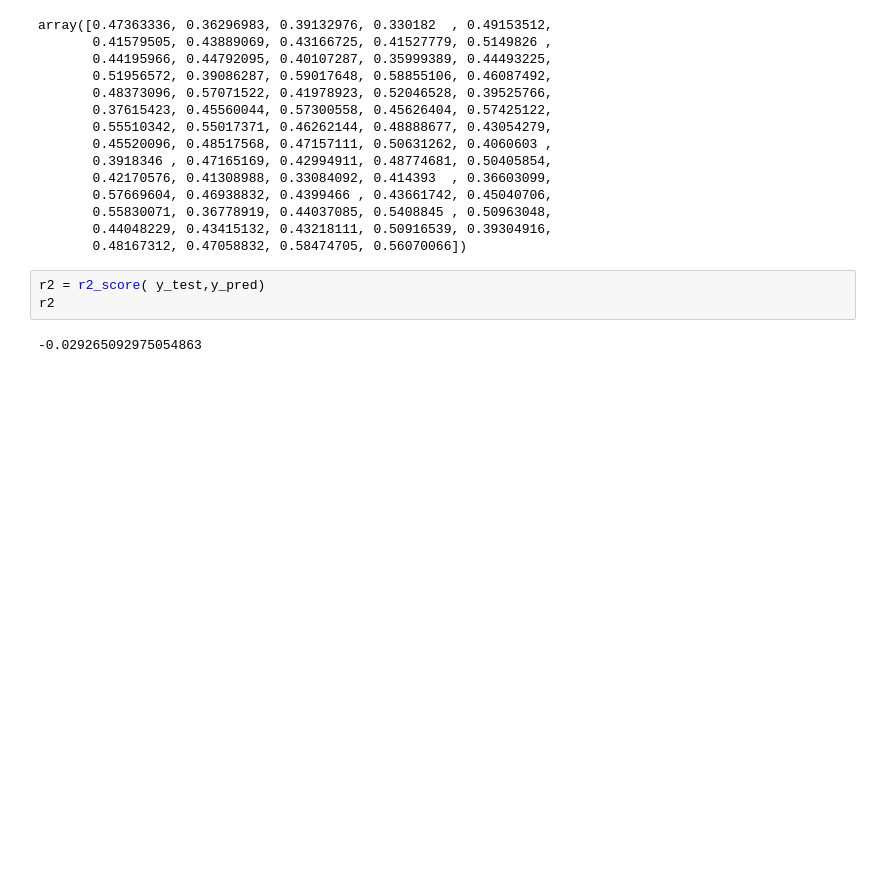
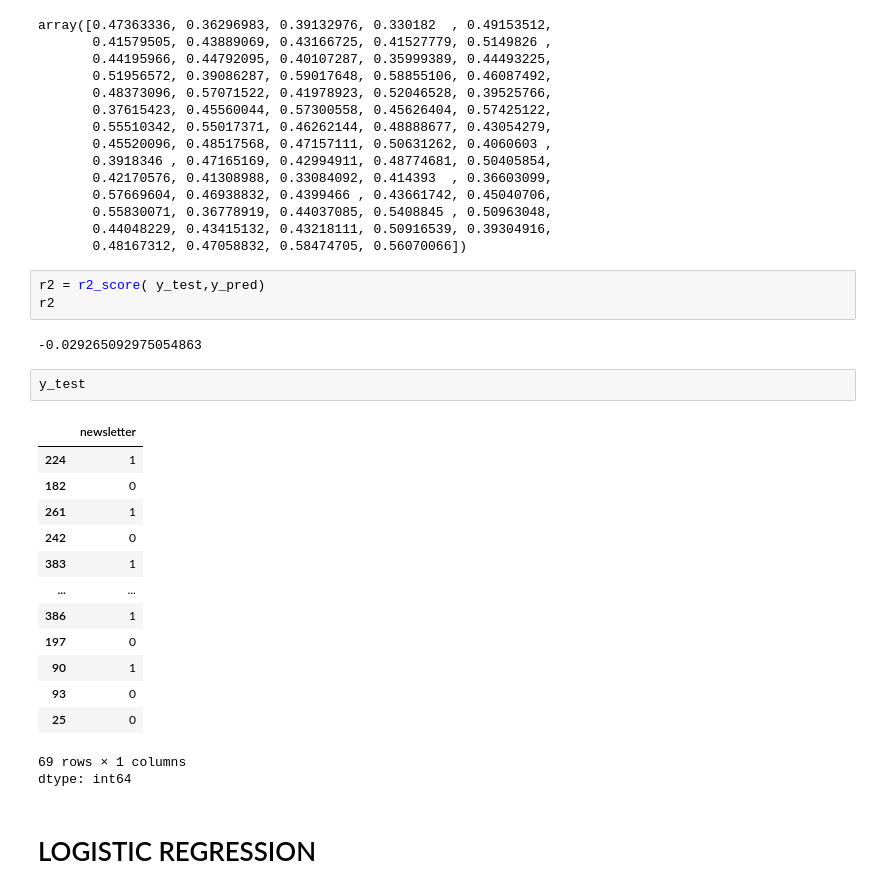
Before and after one commit to subodhbhatta67/LinearRegression01, a Jupyter notebook: firstmodel.ipynb, the cells around one changed output. Saved outputs shown, nothing was run; the diff lists cells and outputs as text; blank space fills up the shorter version.

```diff
--- a/firstmodel.ipynb
+++ b/firstmodel.ipynb
@@ -649,3 +647,22 @@ r2 = r2_score( y_test,y_pred)
 r2
 # %% [output]
 -0.029265092975054863
+# %%
+y_test
+# %% [output]
+|  | newsletter |
+| 224 | 1 |
+| 182 | 0 |
+| 261 | 1 |
+| 242 | 0 |
+| 383 | 1 |
+| ... | ... |
+| 386 | 1 |
+| 197 | 0 |
+| 90 | 1 |
+| 93 | 0 |
+| 25 | 0 |
+69 rows × 1 columns
+dtype: int64
+# %% [markdown]
+# LOGISTIC REGRESSION
```
Also changed, not shown: parts of 8 cells of this notebook.
